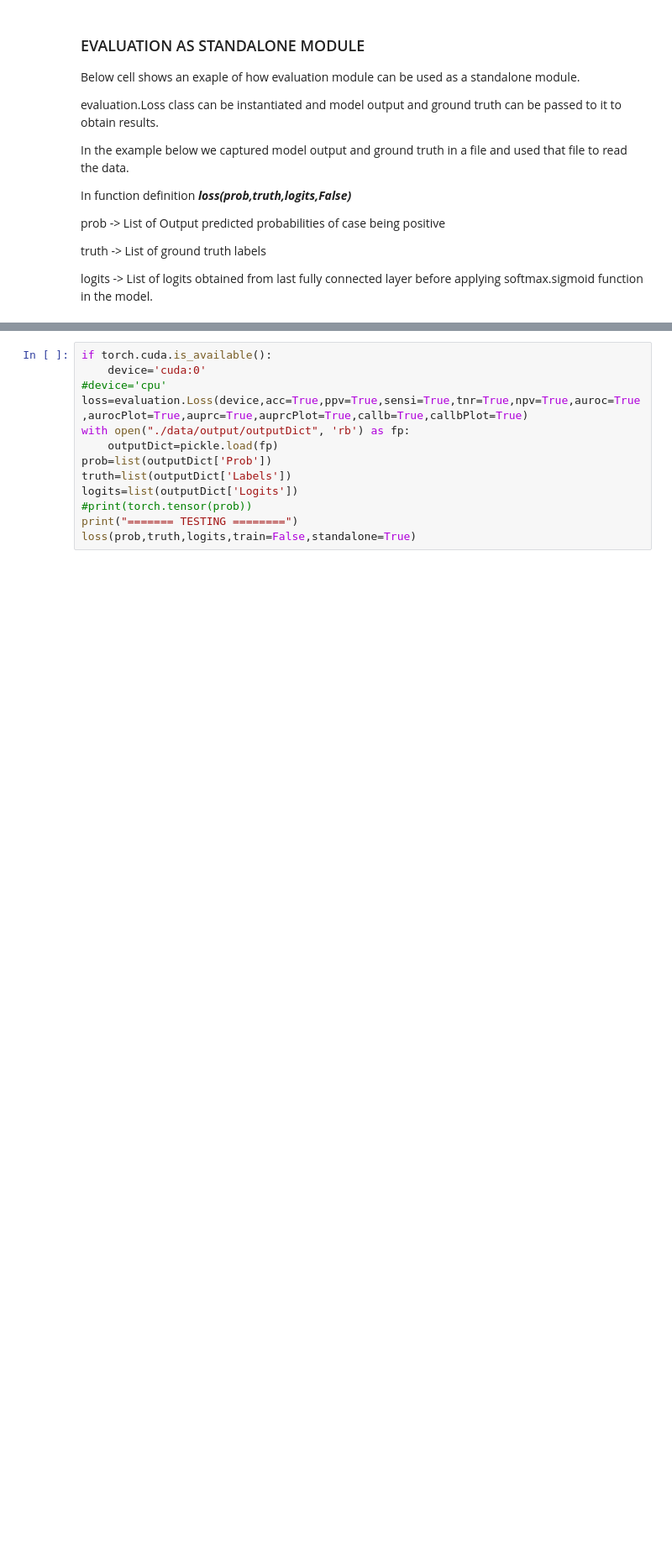
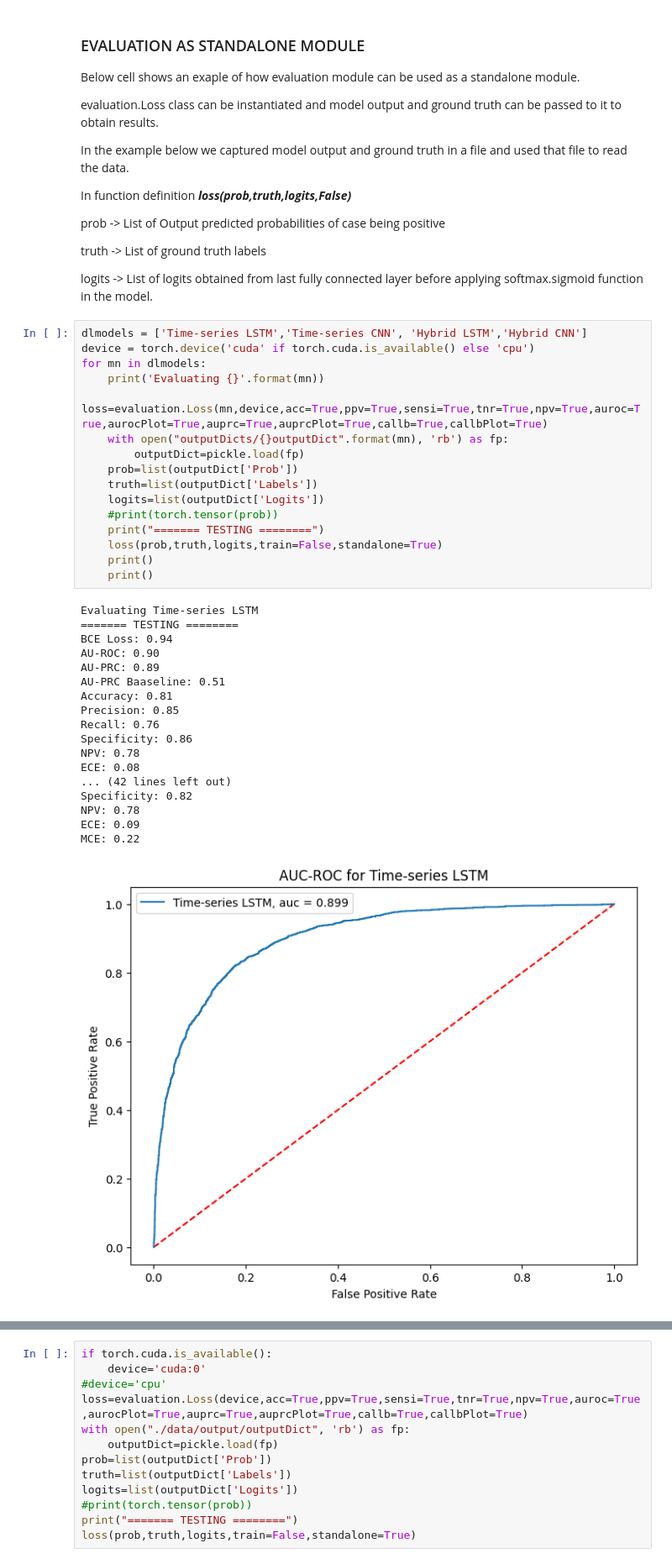
Before and after one commit to opent03/los-prediction, a Jupyter notebook: pipeline/trainPipeline.ipynb, the cells around one changed output, grey strips where cells are left out. Shown: that part at 84% size. Cells and saved outputs as stored; diff of their text form; blank space fills up the shorter version.

```diff
--- a/pipeline/trainPipeline.ipynb
+++ b/pipeline/trainPipeline.ipynb
@@ -296,3 +257,38 @@ prob -> List of Output predicted probabilities of case being positive
 truth -> List of ground truth labels
 
 logits -> List of logits obtained from last fully connected layer before applying softmax.sigmoid function in the model.
+# %%
+dlmodels = ['Time-series LSTM','Time-series CNN', 'Hybrid LSTM','Hybrid CNN']
+device = torch.device('cuda' if torch.cuda.is_available() else 'cpu')
+for mn in dlmodels:
+    print('Evaluating {}'.format(mn))
+    loss=evaluation.Loss(mn,device,acc=True,ppv=True,sensi=True,tnr=True,npv=True,auroc=True,aurocPlot=True,auprc=True,auprcPlot=True,callb=True,callbPlot=True)
+    with open("outputDicts/{}outputDict".format(mn), 'rb') as fp:
+        outputDict=pickle.load(fp)
+    prob=list(outputDict['Prob'])
+    truth=list(outputDict['Labels'])
+    logits=list(outputDict['Logits'])
+    #print(torch.tensor(prob))
+    print("======= TESTING ========")
+    loss(prob,truth,logits,train=False,standalone=True)
+    print()
+    print()
+# %% [output]
+Evaluating Time-series LSTM
+======= TESTING ========
+BCE Loss: 0.94
+AU-ROC: 0.90
+AU-PRC: 0.89
+AU-PRC Baaseline: 0.51
+Accuracy: 0.81
+Precision: 0.85
+Recall: 0.76
+Specificity: 0.86
+NPV: 0.78
+ECE: 0.08
+... (42 lines left out)
+Specificity: 0.82
+NPV: 0.78
+ECE: 0.09
+MCE: 0.22
+[figure, added]
```
Also changed, not shown: parts of 10 cells of this notebook, 8 other files.
